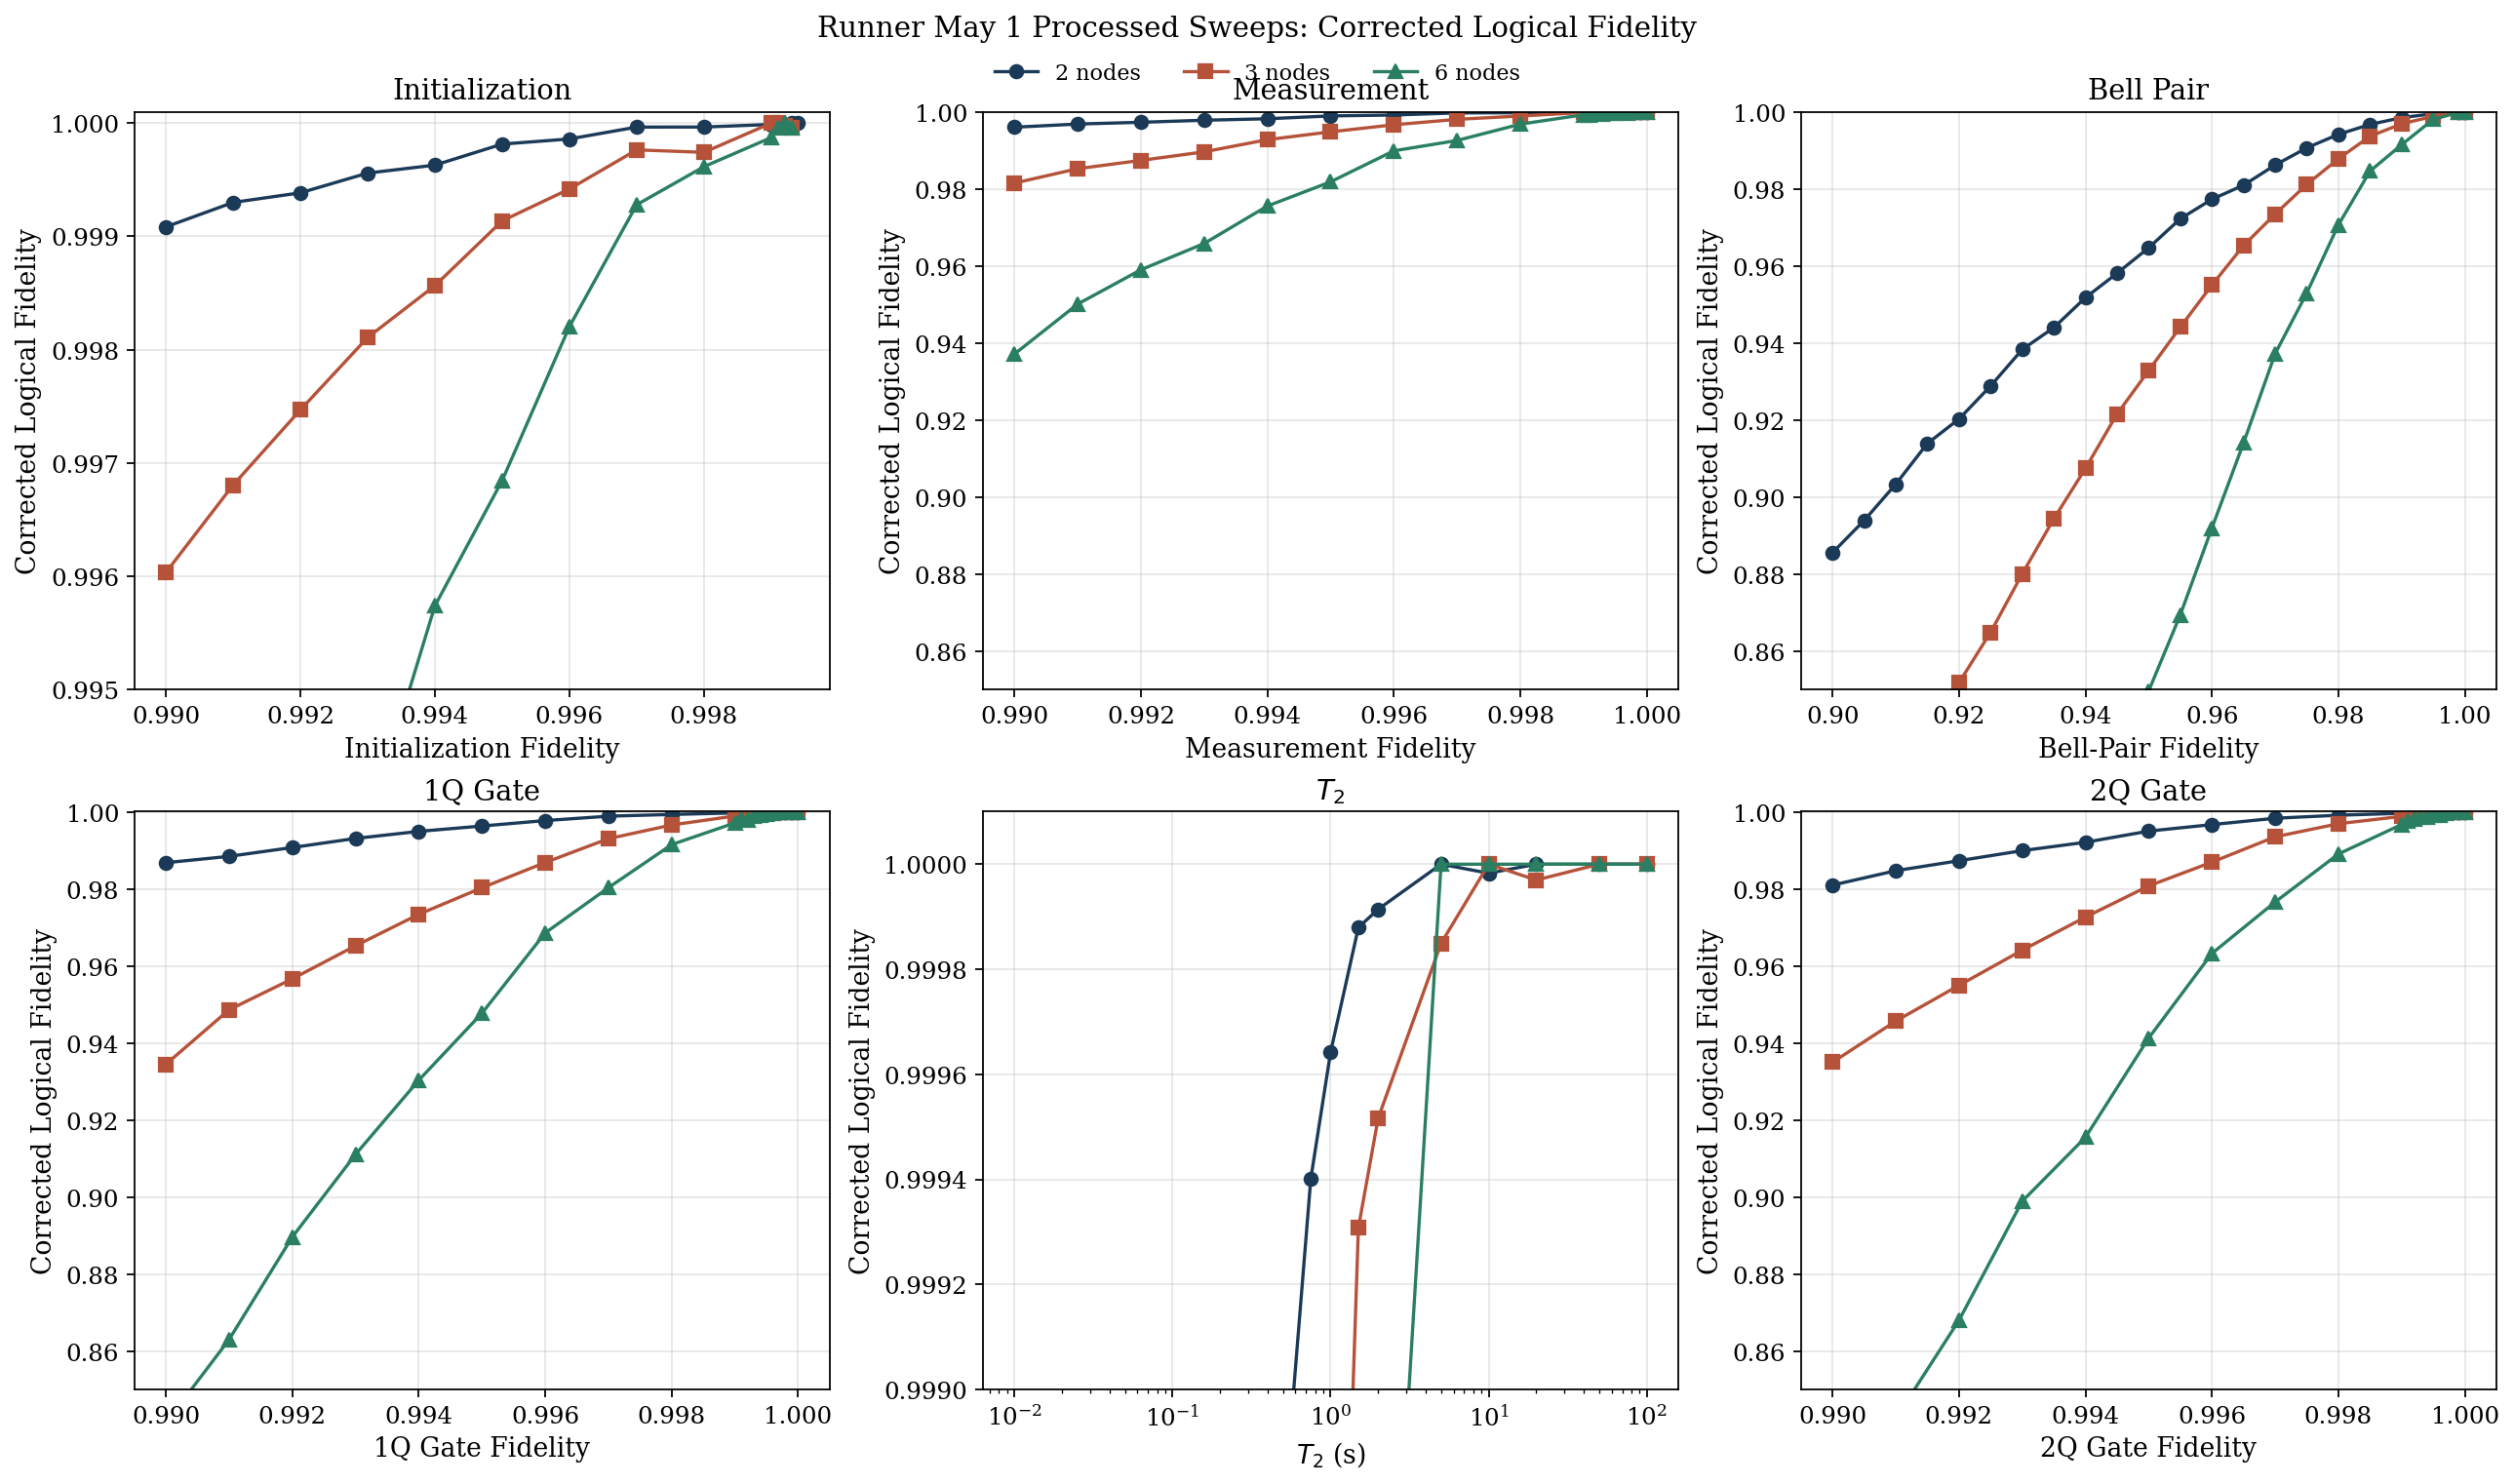
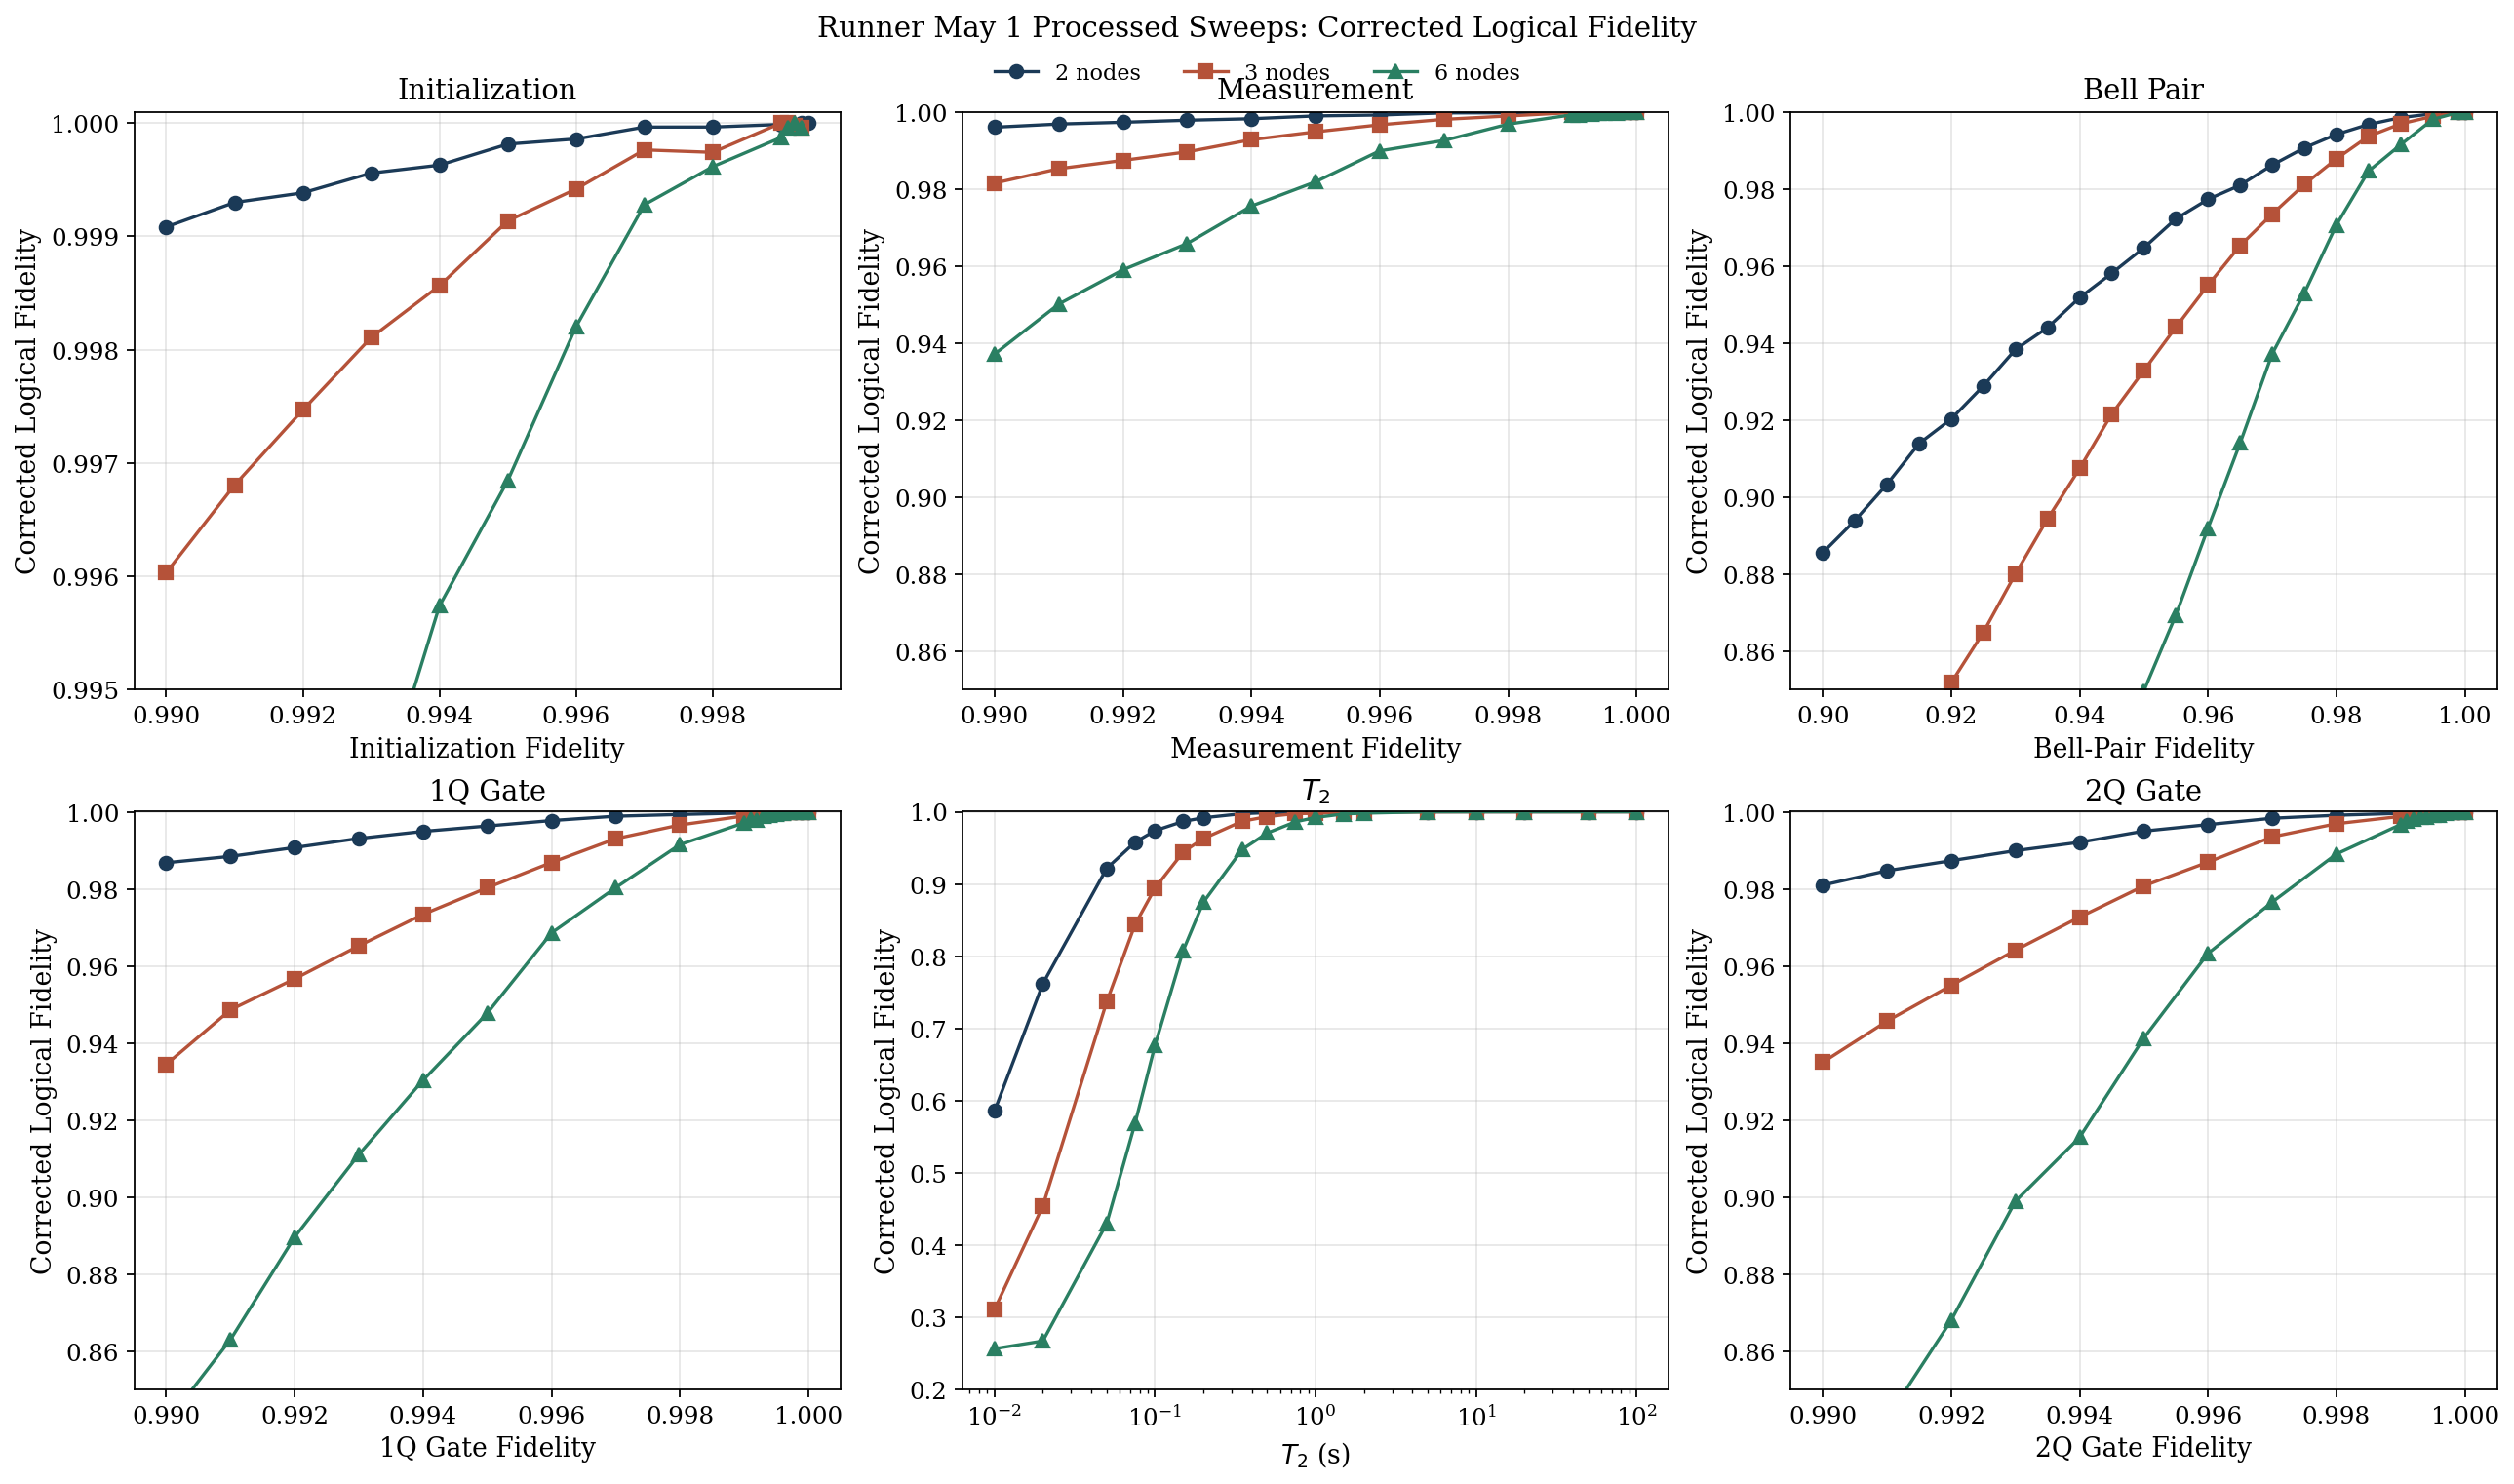
Code edit (unified diff) that turned the first committed figure into the second:
--- before
+++ after
@@ -44,5 +44,5 @@
 axes[1, 1].set_ylabel("Corrected Logical Fidelity")
 axes[1, 1].set_xscale("log")
-axes[1, 1].set_ylim(0.999, 1.0001)
+axes[1, 1].set_ylim(0.2, 1.0001)
 axes[1, 1].grid(True, alpha=0.3)
 

Commit: t2